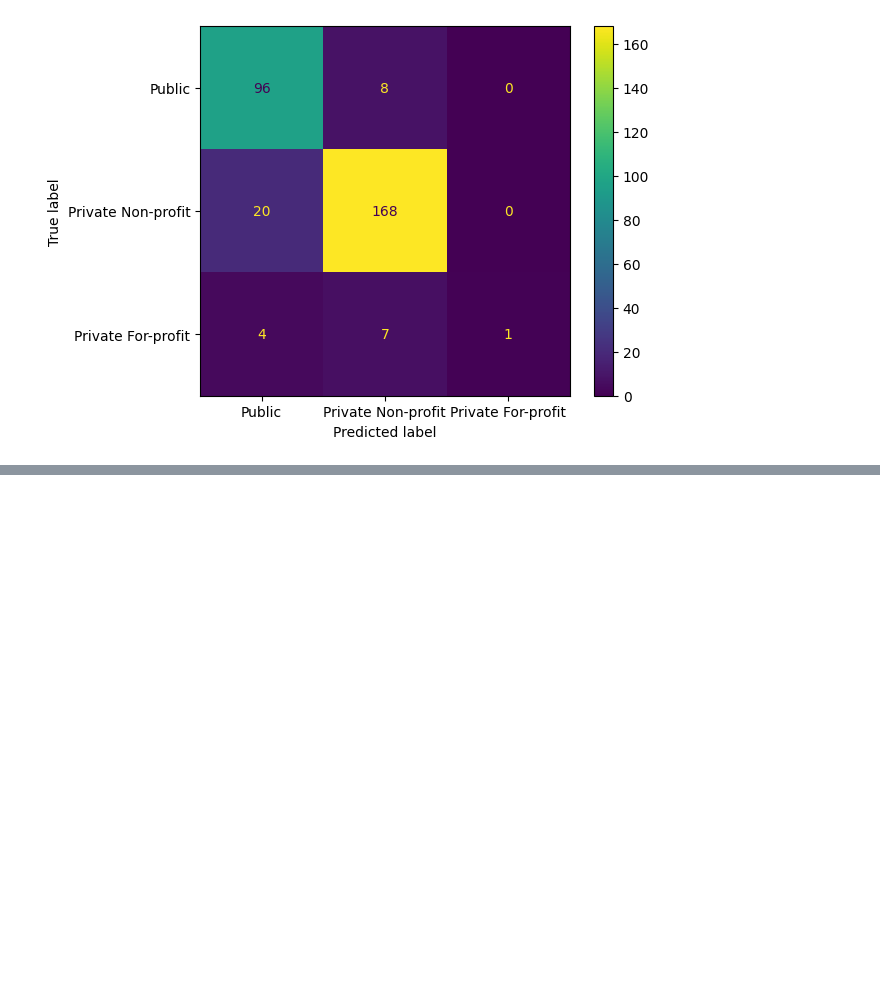
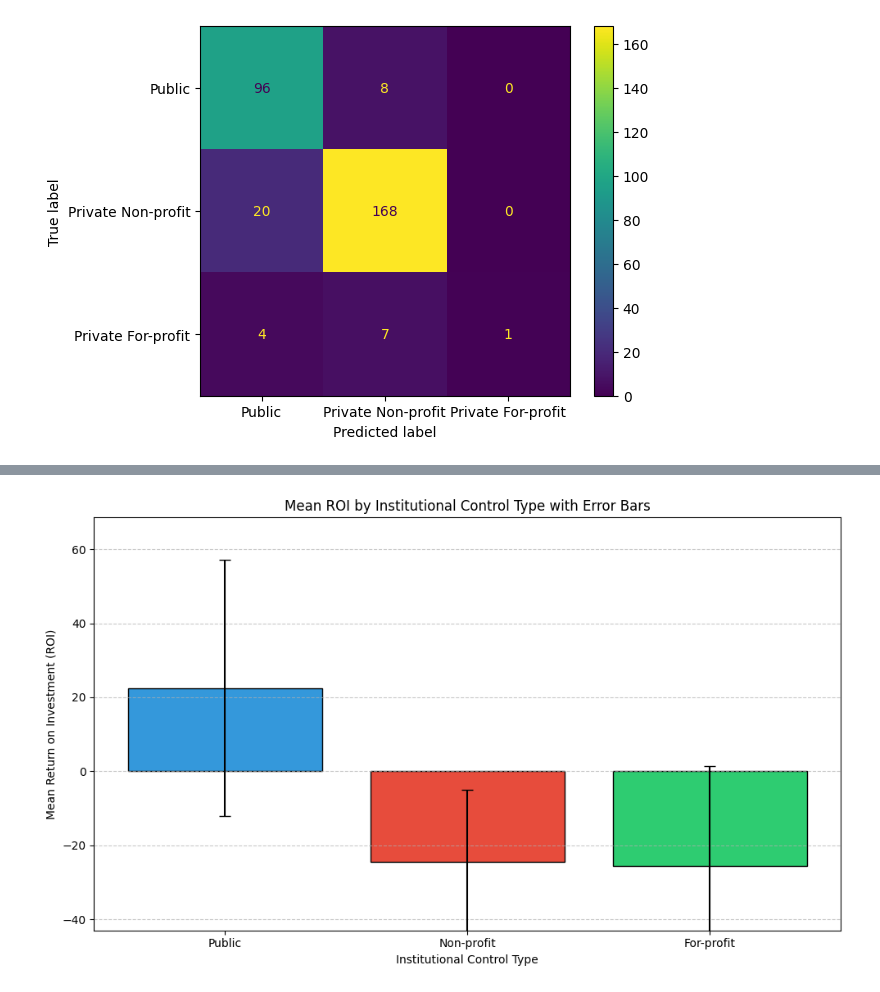
Before and after one commit to mjwillis717-coder/dsrp, a Jupyter notebook: DSRP_Education.ipynb, the cells around one changed output, grey strips where cells are left out. Saved outputs shown, nothing was run; the diff lists cells and outputs as text; code cells hidden in the pictures; blank space fills up the shorter version.

```diff
--- a/DSRP_Education.ipynb
+++ b/DSRP_Education.ipynb
@@ -677,0 +733,28 @@ plt.show()
+# %%
+group_stats = data_for_tukey.groupby('Group')['ROI'].agg(['mean', 'std']).reindex(['Public', 'Non-profit', 'For-profit'])
+
+x_labels = group_stats.index.tolist()
+means = group_stats['mean'].tolist()
+sds = group_stats['std'].tolist()
+
+x_positions = np.arange(len(x_labels))
+
+
+colors = ['#3498db', '#e74c3c', '#2ecc71']
+
+plt.figure(figsize=(10, 6))
+
+plt.bar(x_positions, means, yerr=sds, tick_label=x_labels, color=colors, edgecolor='black', capsize=5)
+
+
+y_max = max(means) + max(sds) if sds else max(means)
+
+plt.xlabel("Institutional Control Type")
+plt.ylabel("Mean Return on Investment (ROI)")
+plt.title("Mean ROI by Institutional Control Type with Error Bars")
+plt.ylim(min(0, min(means) - max(sds) * 0.5), y_max * 1.2)
+plt.grid(axis='y', linestyle='--', alpha=0.7)
+plt.tight_layout()
+plt.show()
+# %% [output]
+[figure, added]
```
Also changed, not shown: parts of 6 cells of this notebook.
